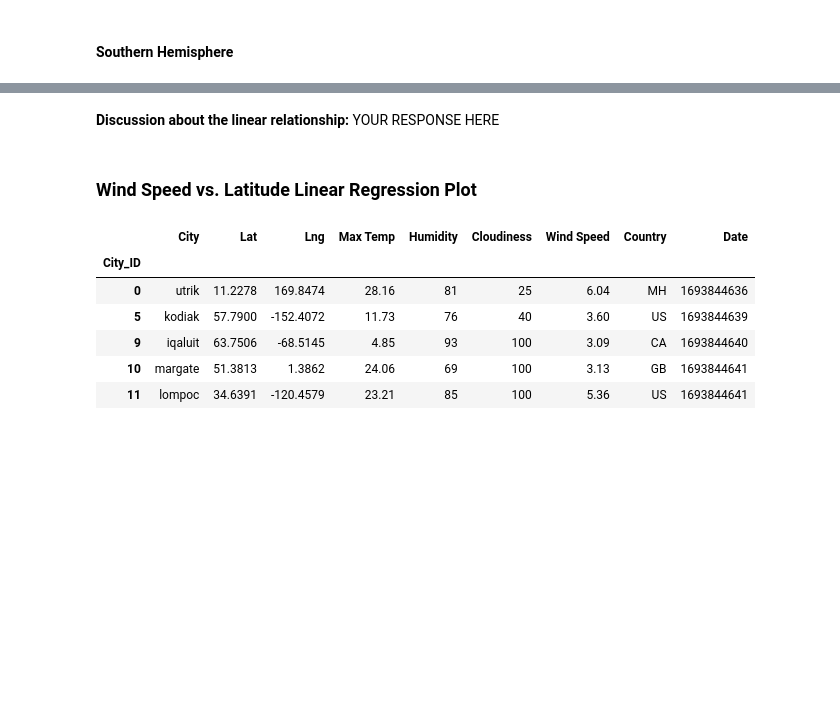
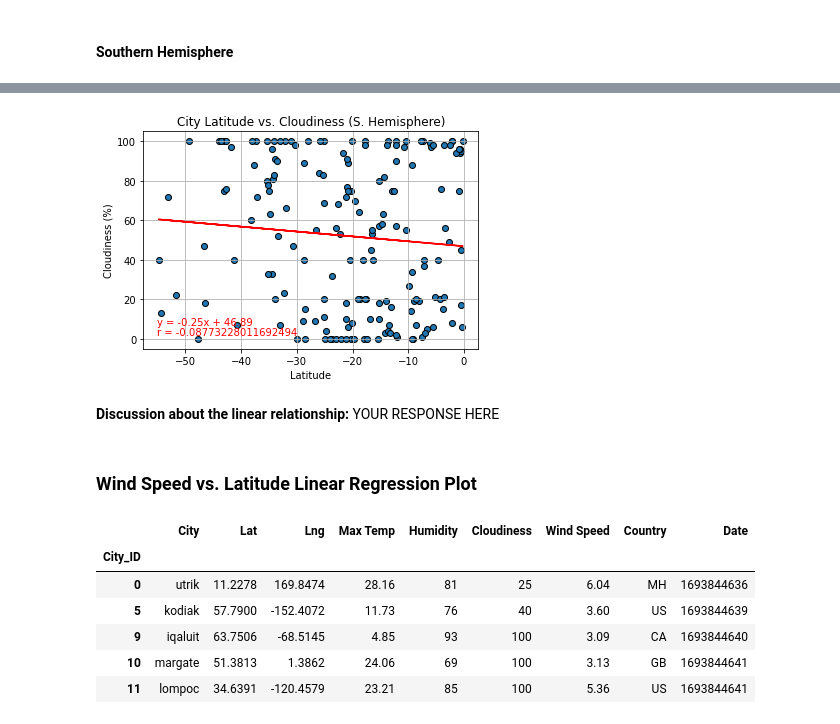
Before and after one commit to cwolf1424/Python-API-Challenge, a Jupyter notebook: WeatherPy/WeatherPy.ipynb, the cells around one changed output, grey strips where cells are left out. Drawn from its saved outputs; the diff is of its cells as text; code cells hidden in the pictures; blank space fills up the shorter version.

```diff
--- a/WeatherPy/WeatherPy.ipynb
+++ b/WeatherPy/WeatherPy.ipynb
@@ -475,3 +489,29 @@ The r-value is: 0.02056735429994368
+# %%
+# Build scatter plot for latitude vs. cloudiness
+x_values = southern_hemi_df["Lat"]
+y_values = southern_hemi_df["Cloudiness"]
+plt.scatter(x_values,y_values, edgecolors="k")
+
+# Incorporate the other graph properties
+plt.grid()
+plt.title ("City Latitude vs. Cloudiness (S. Hemisphere)")
+plt.xlabel ("Latitude")
+plt.ylabel ("Cloudiness (%)")
+
+# Linear regression
+(slope, intercept, rvalue, pvalue, stderr) = linregress(x_values, y_values)
+regress_values = x_values * slope + intercept
+plt.plot(x_values, regress_values, "r")
+
+# Annotate
+line_eq = "y = " + str(round(slope,2)) + "x + " + str(round(intercept,2))
+plt.annotate(line_eq,(-55,7),color="red")
+plt.annotate(f'r = {rvalue}',(-55,2),color="r")
+
+# Show plot
+plt.show()
+# %% [output]
+[figure, added]
 # %% [markdown]
 **Discussion about the linear relationship:** YOUR RESPONSE HERE
 # %% [markdown]
```
Also changed, not shown: parts of 3 cells of this notebook.
